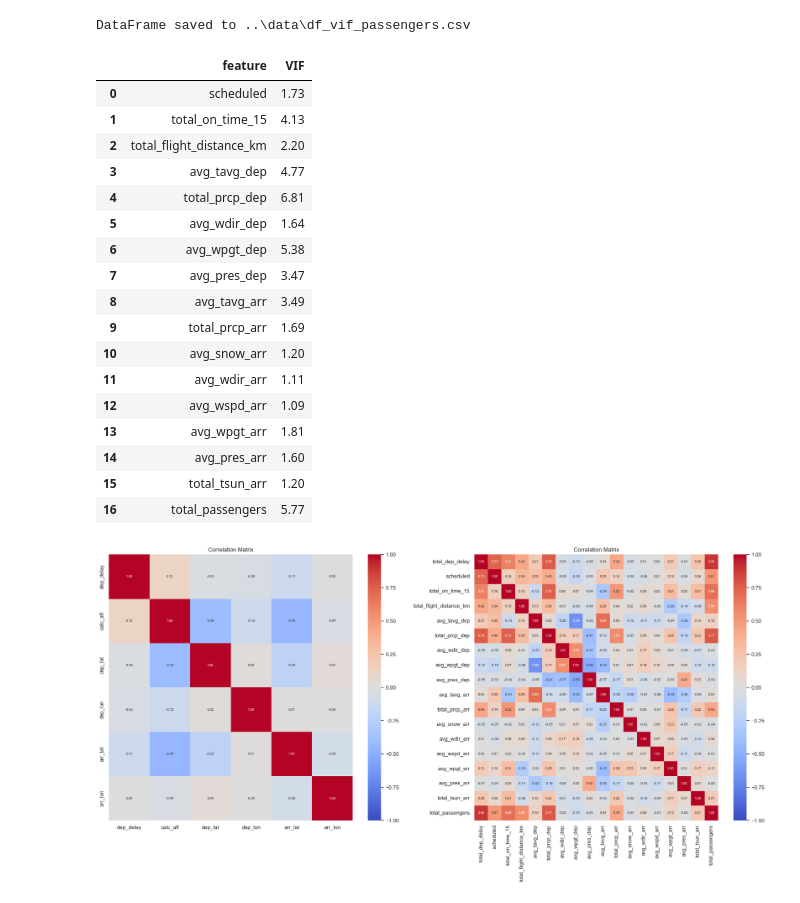
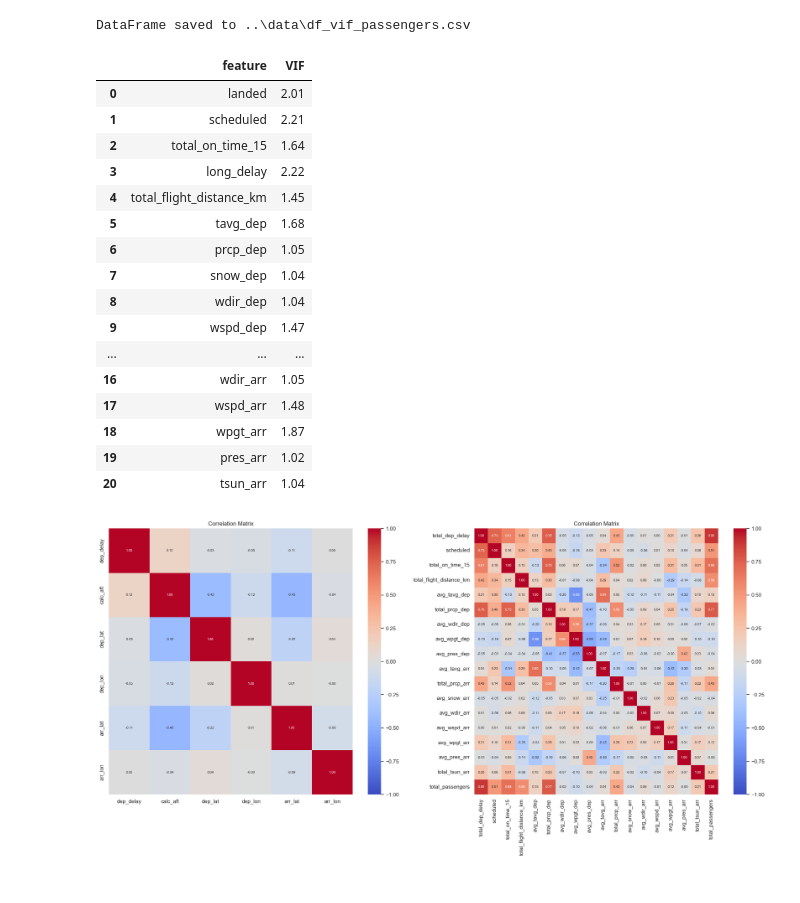
Before and after one commit to DT-Service-Consulting/avstats, a Jupyter notebook: avstats/AvStats_EDA.ipynb, the cells around one changed output. Drawn from its saved outputs; the diff is of its cells as text; code cells hidden in the pictures.

```diff
--- a/avstats/AvStats_EDA.ipynb
+++ b/avstats/AvStats_EDA.ipynb
@@ -202,7 +203,8 @@ Inconsistent rows:
     * Night (18:00 to 23:59)
 # %%
 # Preprocess avstats dataset
-feature_engineering = FeatureEngineering(df_preprocessed)
+df_before_features = df_consistency_checked.copy()
+feature_engineering = FeatureEngineering(df_before_features)
 df = feature_engineering.new_features()
 save_dataframe(df, "df_original")
 df.head()
@@ -742,26 +795,25 @@ save_dataframe(df_vif_passengers, "df_vif_passengers")
 RuntimeWarning: divide by zero encountered in scalar divide
 DataFrame saved to ..\data\df_vif_passengers.csv
 # %%
-vif_data_passengers
+vif_data_weather
 # %% [output]
 |  | feature | VIF |
-| 0 | scheduled | 1.73 |
-| 1 | total_on_time_15 | 4.13 |
-| 2 | total_flight_distance_km | 2.20 |
-| 3 | avg_tavg_dep | 4.77 |
-| 4 | total_prcp_dep | 6.81 |
-| 5 | avg_wdir_dep | 1.64 |
-| 6 | avg_wpgt_dep | 5.38 |
-| 7 | avg_pres_dep | 3.47 |
-| 8 | avg_tavg_arr | 3.49 |
-| 9 | total_prcp_arr | 1.69 |
-| 10 | avg_snow_arr | 1.20 |
-| 11 | avg_wdir_arr | 1.11 |
-| 12 | avg_wspd_arr | 1.09 |
-| 13 | avg_wpgt_arr | 1.81 |
-| 14 | avg_pres_arr | 1.60 |
-| 15 | total_tsun_arr | 1.20 |
-| 16 | total_passengers | 5.77 |
+| 0 | landed | 2.01 |
+| 1 | scheduled | 2.21 |
+| 2 | total_on_time_15 | 1.64 |
+| 3 | long_delay | 2.22 |
+| 4 | total_flight_distance_km | 1.45 |
+| 5 | tavg_dep | 1.68 |
+| 6 | prcp_dep | 1.05 |
+| 7 | snow_dep | 1.04 |
+| 8 | wdir_dep | 1.04 |
+| 9 | wspd_dep | 1.47 |
+| ... | ... | ... |
+| 16 | wdir_arr | 1.05 |
+| 17 | wspd_arr | 1.48 |
+| 18 | wpgt_arr | 1.87 |
+| 19 | pres_arr | 1.02 |
+| 20 | tsun_arr | 1.04 |
 # %%
 fig, axes = plt.subplots(1, 2, figsize=(25, 10))
 
```
Also changed, not shown: parts of 22 cells of this notebook, 8 other files.
